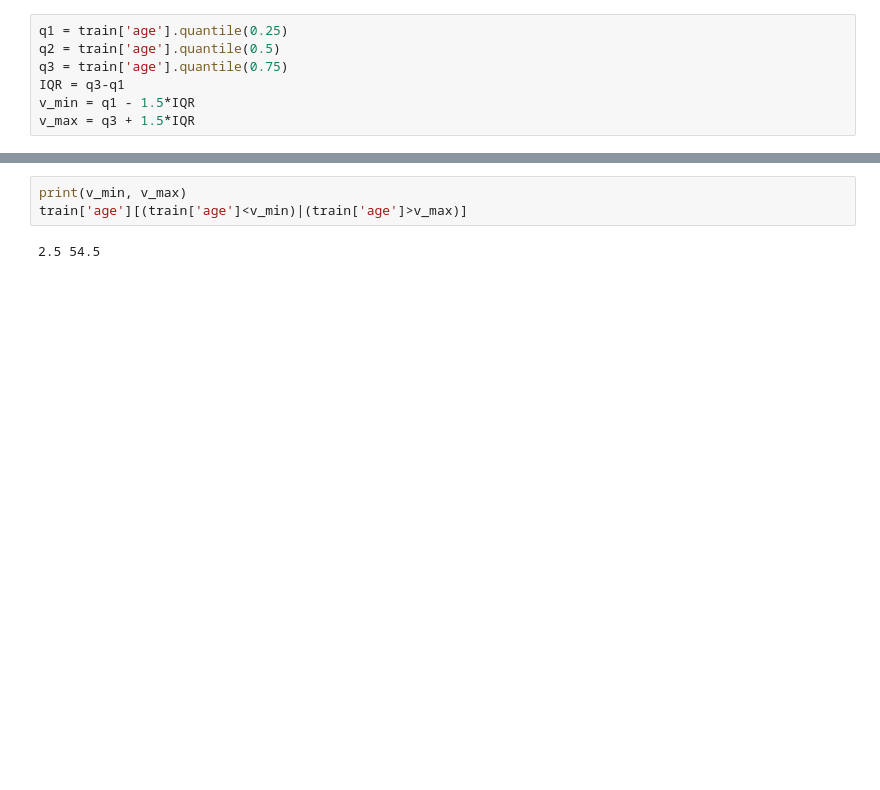
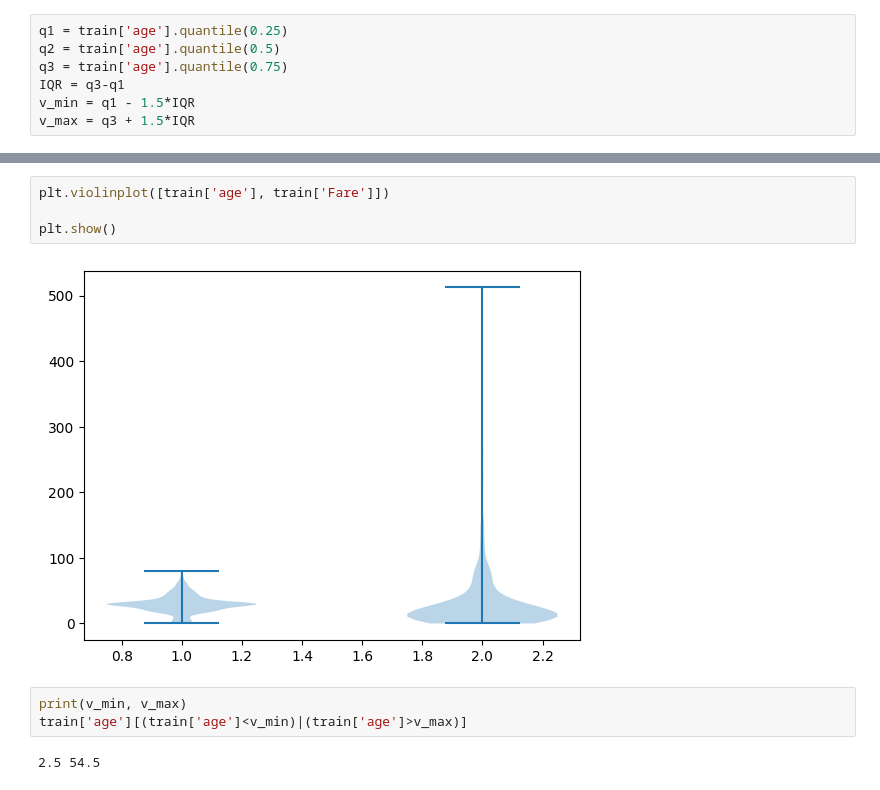
Before and after one commit to kkh1158/lecture, a Jupyter notebook: ipynb/lec12_matplotlib.ipynb, the cells around one changed output, grey strips where cells are left out. Cells and saved outputs as stored; diff of their text form; blank space fills up the shorter version.

```diff
--- a/ipynb/lec12_matplotlib.ipynb
+++ b/ipynb/lec12_matplotlib.ipynb
@@ -179,3 +194,9 @@ plt.show()
+# %%
+plt.violinplot([train['age'], train['Fare']])
+
+plt.show()
+# %% [output]
+[figure, added]
 # %%
 print(v_min, v_max)
 train['age'][(train['age']<v_min)|(train['age']>v_max)]
```
Also changed, not shown: parts of 19 cells of this notebook, 2 other files.
